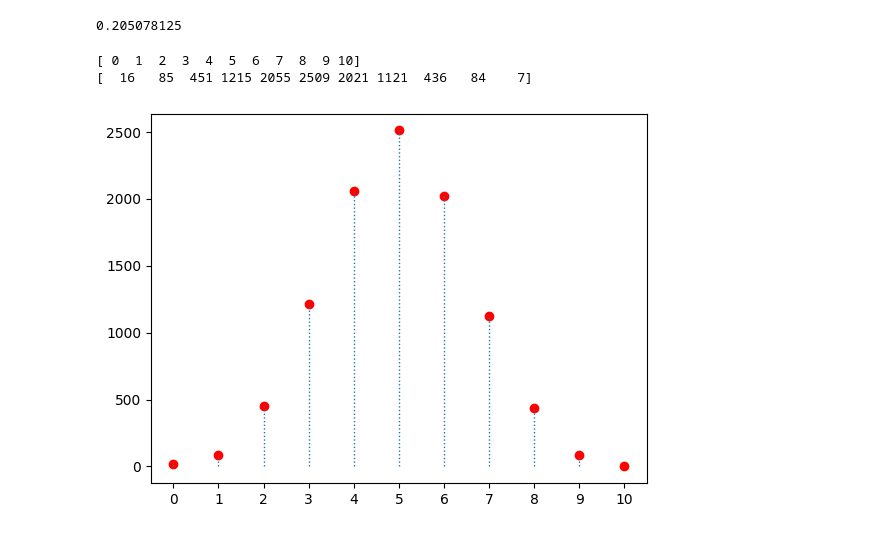
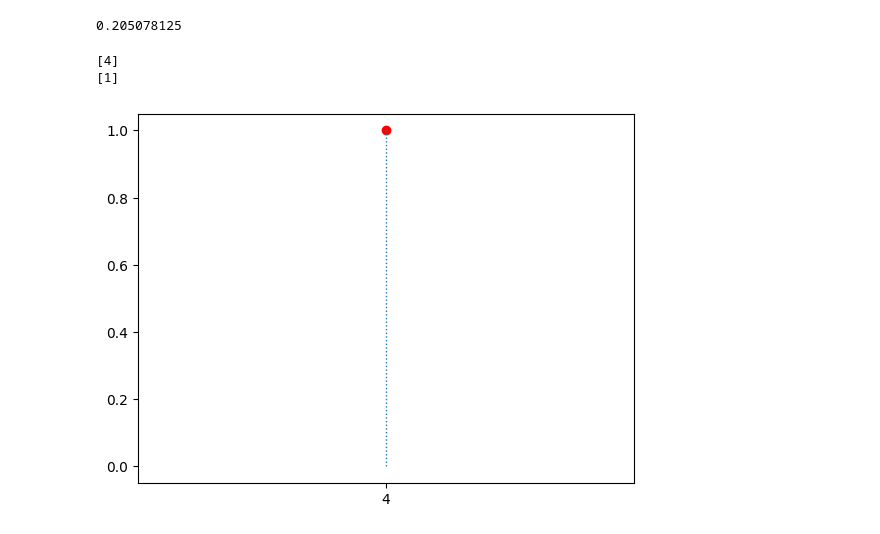
Before and after one commit to PauloViniciusR/Estatistica_dados, a Jupyter notebook: Estatistica_Probabilistica/05_discretas_binomial.ipynb, the cells around one changed output. Saved outputs shown, nothing was run; the diff lists cells and outputs as text; code cells hidden in the pictures.

```diff
--- a/Estatistica_Probabilistica/05_discretas_binomial.ipynb
+++ b/Estatistica_Probabilistica/05_discretas_binomial.ipynb
@@ -70,23 +70,23 @@ math.factorial(10) / (math.factorial(4) * math.factorial(10 - 4)) * 0.5**4 *(1 -
 # %%
 import matplotlib.pyplot as plt
 import numpy as np
 
 moeda_diversos = binom.rvs(
     10,                 # numero de lancamentos
     0.5,                # probabilidade de sucesso (cara)
-    size=1_0000,         # numero de repetições do experimento
+    size=1,         # numero de repetições do experimento
     random_state=42,    # seed para aleatoriedade
 )
 
 valores, contagem = np.unique(moeda_diversos, return_counts=True)
 
 print(valores)
 print(contagem)
 
 plt.vlines(valores, 0, contagem, linewidth=1, linestyles="dotted")
 plt.scatter(valores, contagem, marker="o", color="red")
 plt.xticks(valores);
 # %% [output]
-[ 0  1  2  3  4  5  6  7  8  9 10]
-[  16   85  451 1215 2055 2509 2021 1121  436   84    7]
+[4]
+[1]
-[figure, old version]
+[figure, new version]
```
Also changed, not shown: parts of 5 cells of this notebook.
